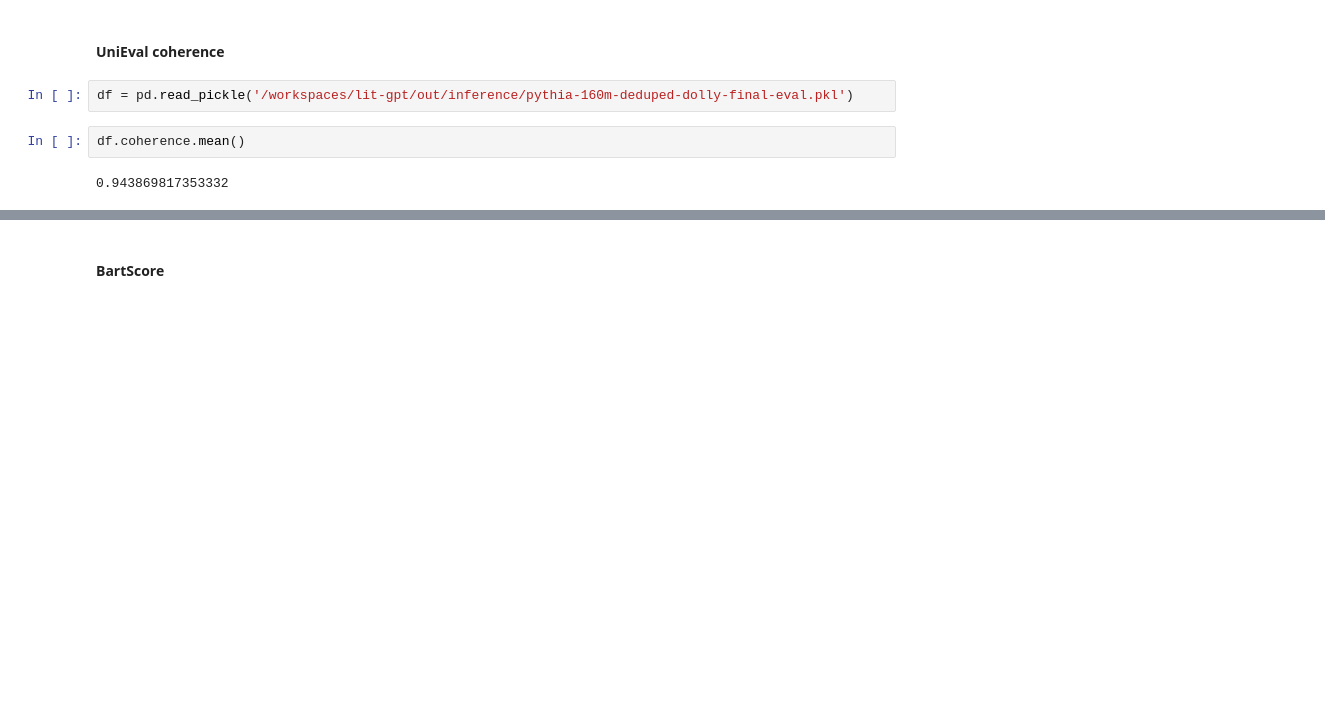
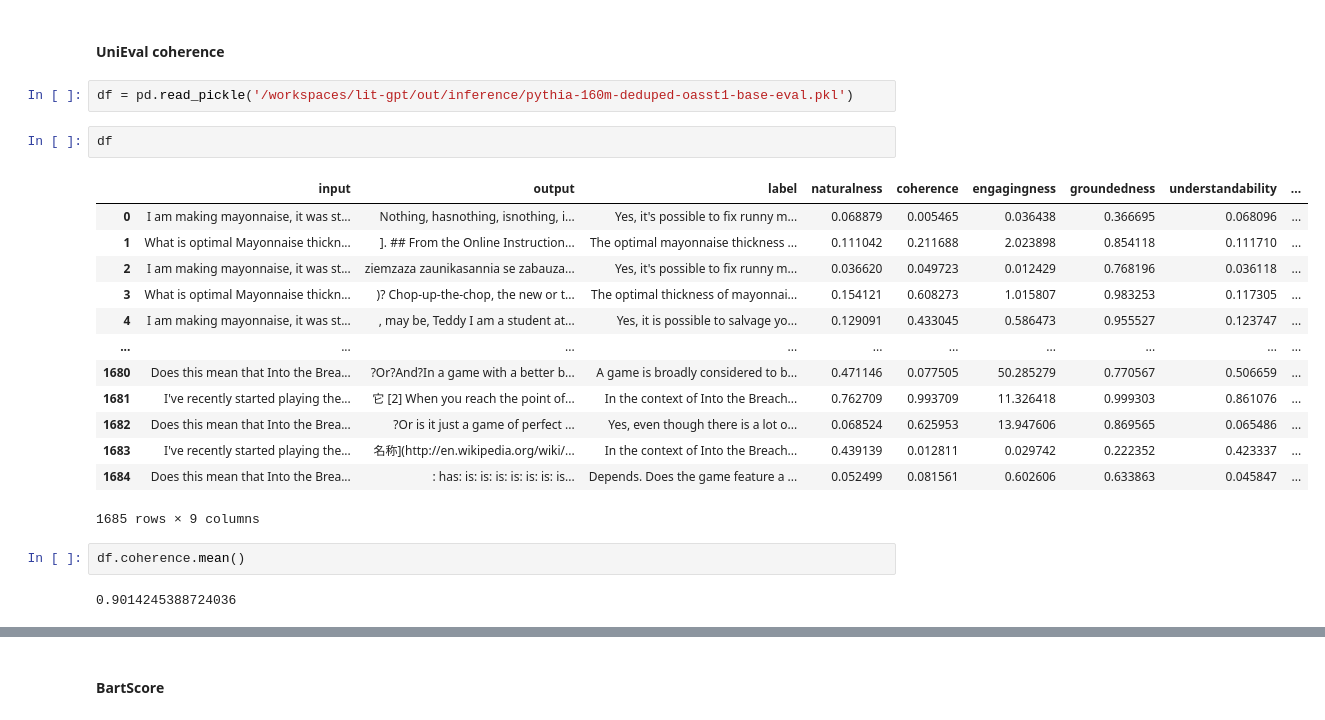
Before and after one commit to cynic01/lit-gpt, a Jupyter notebook: response-examples-for-paper.ipynb, the cells around one changed output, grey strips where cells are left out. Drawn from its saved outputs; the diff is of its cells as text; blank space fills up the shorter version.

```diff
--- a/response-examples-for-paper.ipynb
+++ b/response-examples-for-paper.ipynb
@@ -10,9 +10,25 @@ import pandas as pd
 # %% [markdown]
 #### UniEval coherence
 # %%
-df = pd.read_pickle('/workspaces/lit-gpt/out/inference/pythia-160m-deduped-dolly-final-eval.pkl')
+df = pd.read_pickle('/workspaces/lit-gpt/out/inference/pythia-160m-deduped-oasst1-base-eval.pkl')
+# %%
+df
+# %% [output]
+|  | input | output | label | naturalness | coherence | engagingness | groundedness | understandability | ... |
+| 0 | I am making mayonnaise, it was st... | Nothing, hasnothing, isnothing, i... | Yes, it's possible to fix runny m... | 0.068879 | 0.005465 | 0.036438 | 0.366695 | 0.068096 | ... |
+| 1 | What is optimal Mayonnaise thickn... | ]. ## From the Online Instruction... | The optimal mayonnaise thickness ... | 0.111042 | 0.211688 | 2.023898 | 0.854118 | 0.111710 | ... |
+| 2 | I am making mayonnaise, it was st... | ziemzaza zaunikasannia se zabauza... | Yes, it's possible to fix runny m... | 0.036620 | 0.049723 | 0.012429 | 0.768196 | 0.036118 | ... |
+| 3 | What is optimal Mayonnaise thickn... | )? Chop-up-the-chop, the new or t... | The optimal thickness of mayonnai... | 0.154121 | 0.608273 | 1.015807 | 0.983253 | 0.117305 | ... |
+| 4 | I am making mayonnaise, it was st... | , may be, Teddy I am a student at... | Yes, it is possible to salvage yo... | 0.129091 | 0.433045 | 0.586473 | 0.955527 | 0.123747 | ... |
+| ... | ... | ... | ... | ... | ... | ... | ... | ... | ... |
+| 1680 | Does this mean that Into the Brea... | ?Or?And?In a game with a better b... | A game is broadly considered to b... | 0.471146 | 0.077505 | 50.285279 | 0.770567 | 0.506659 | ... |
+| 1681 | I've recently started playing the... | 它 [2] When you reach the point of... | In the context of Into the Breach... | 0.762709 | 0.993709 | 11.326418 | 0.999303 | 0.861076 | ... |
+| 1682 | Does this mean that Into the Brea... | ?Or is it just a game of perfect ... | Yes, even though there is a lot o... | 0.068524 | 0.625953 | 13.947606 | 0.869565 | 0.065486 | ... |
+| 1683 | I've recently started playing the... | 名称](http://en.wikipedia.org/wiki/... | In the context of Into the Breach... | 0.439139 | 0.012811 | 0.029742 | 0.222352 | 0.423337 | ... |
+| 1684 | Does this mean that Into the Brea... | : has: is: is: is: is: is: is: is... | Depends. Does the game feature a ... | 0.052499 | 0.081561 | 0.602606 | 0.633863 | 0.045847 | ... |
+1685 rows × 9 columns
 # %%
 df.coherence.mean()
 # %% [output]
-0.943869817353332
+0.9014245388724036
 # %%
```
Also changed, not shown: parts of 20 cells of this notebook.
